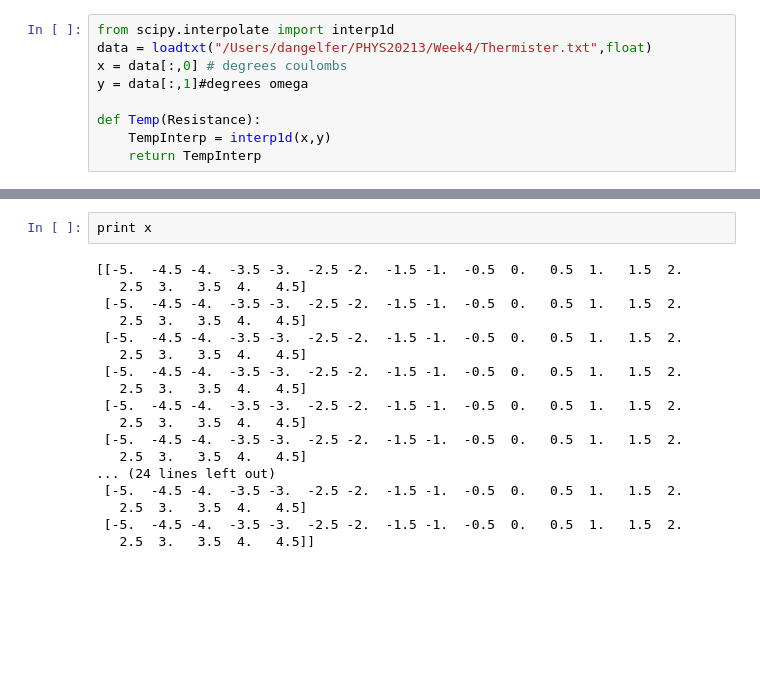
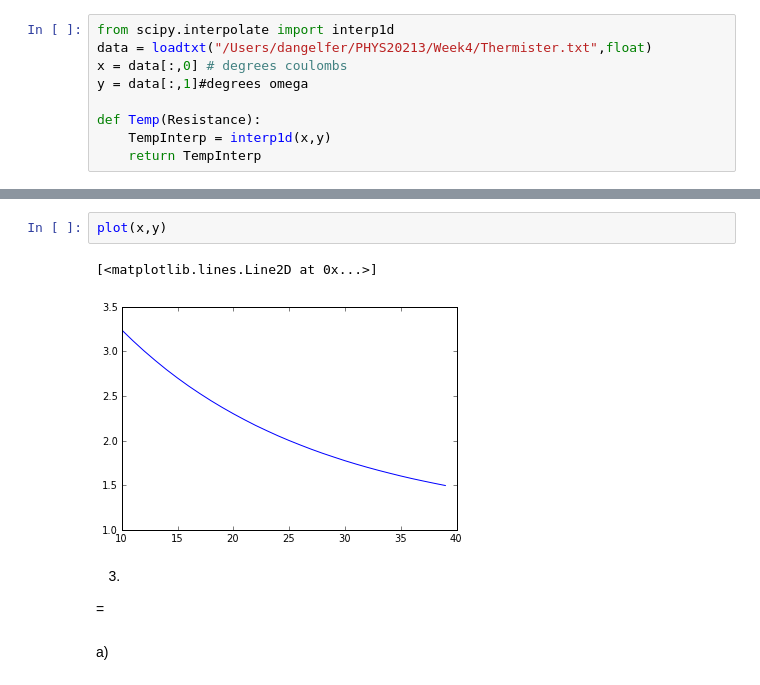
Before and after one commit to dgelfer/PHYS20213, a Jupyter notebook: Week4/Interp_n_diff_ex3.ipynb, the cells around one changed output, grey strips where cells are left out. Drawn from its saved outputs; the diff is of its cells as text; blank space fills up the shorter version.

```diff
--- a/Week4/Interp_n_diff_ex3.ipynb
+++ b/Week4/Interp_n_diff_ex3.ipynb
@@ -46,20 +46,10 @@ SyntaxError: unexpected EOF while parsing (<ipython-input-16-0092514ee6fc>, line
-# %%
-print x
-# %% [output]
-[[-5.  -4.5 -4.  -3.5 -3.  -2.5 -2.  -1.5 -1.  -0.5  0.   0.5  1.   1.5  2.
-   2.5  3.   3.5  4.   4.5]
- [-5.  -4.5 -4.  -3.5 -3.  -2.5 -2.  -1.5 -1.  -0.5  0.   0.5  1.   1.5  2.
-   2.5  3.   3.5  4.   4.5]
- [-5.  -4.5 -4.  -3.5 -3.  -2.5 -2.  -1.5 -1.  -0.5  0.   0.5  1.   1.5  2.
-   2.5  3.   3.5  4.   4.5]
- [-5.  -4.5 -4.  -3.5 -3.  -2.5 -2.  -1.5 -1.  -0.5  0.   0.5  1.   1.5  2.
-   2.5  3.   3.5  4.   4.5]
- [-5.  -4.5 -4.  -3.5 -3.  -2.5 -2.  -1.5 -1.  -0.5  0.   0.5  1.   1.5  2.
-   2.5  3.   3.5  4.   4.5]
- [-5.  -4.5 -4.  -3.5 -3.  -2.5 -2.  -1.5 -1.  -0.5  0.   0.5  1.   1.5  2.
-   2.5  3.   3.5  4.   4.5]
-... (24 lines left out)
- [-5.  -4.5 -4.  -3.5 -3.  -2.5 -2.  -1.5 -1.  -0.5  0.   0.5  1.   1.5  2.
-   2.5  3.   3.5  4.   4.5]
- [-5.  -4.5 -4.  -3.5 -3.  -2.5 -2.  -1.5 -1.  -0.5  0.   0.5  1.   1.5  2.
-   2.5  3.   3.5  4.   4.5]]
+# %%
+plot(x,y)
+# %% [output]
+[<matplotlib.lines.Line2D at 0x...>]
+[figure, added]
+# %% [markdown]
+3)
+=
+# %% [markdown]
+a)
```
Also changed, not shown: parts of 16 cells of this notebook.
